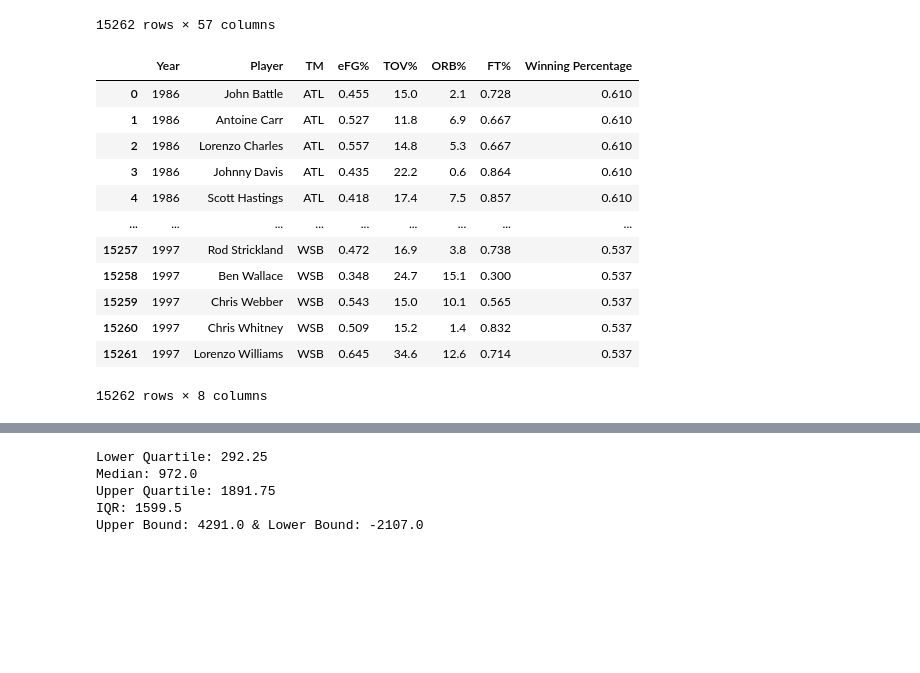
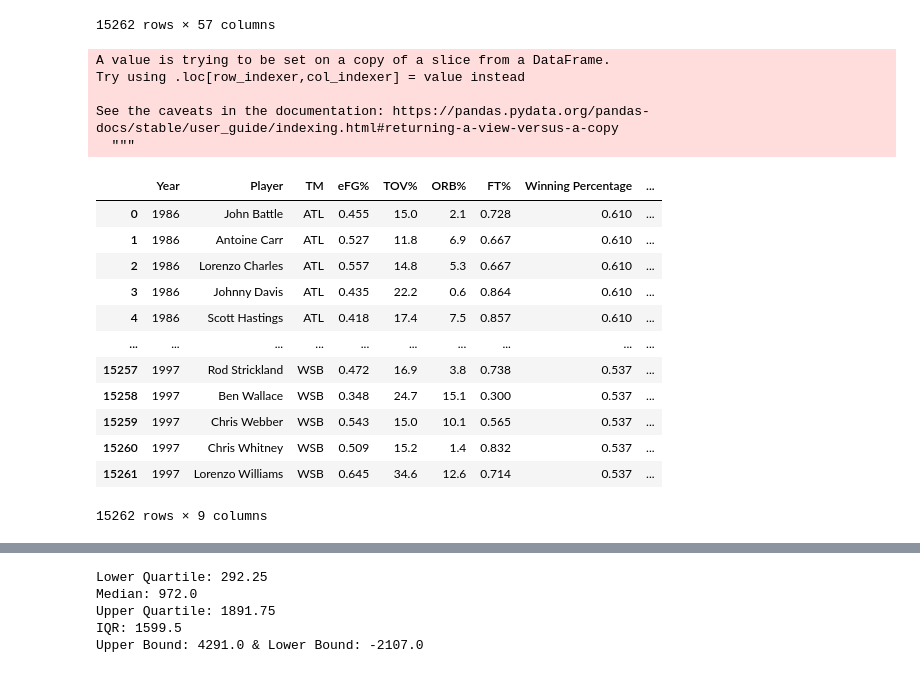
Before and after one commit to Kate-Yayla/Project1-Historical-NBA-Analysis, a Jupyter notebook: NBA Analysis.ipynb, the cells around one changed output, grey strips where cells are left out. Drawn from its saved outputs; the diff is of its cells as text; code cells hidden in the pictures; blank space fills up the shorter version.

```diff
--- a/NBA Analysis.ipynb
+++ b/NBA Analysis.ipynb
@@ -109,18 +110,29 @@ complete_nba_data
 15262 rows × 57 columns
 # %%
 four_factor_data = complete_nba_data[["Year","Player","TM","eFG%","TOV%","ORB%","FT%","Winning Percentage"]]
+four_factor_data["Four Factor Ratings"] = ((0.4*100*complete_nba_data["eFG%"])
+                                           - (0.25*complete_nba_data["TOV%"])
+                                           + (0.2*complete_nba_data["ORB%"])
+                                           + (0.15*complete_nba_data["FT%"]))
+
+
 four_factor_data
 # %% [output]
+A value is trying to be set on a copy of a slice from a DataFrame.
+Try using .loc[row_indexer,col_indexer] = value instead
+
+See the caveats in the documentation: https://pandas.pydata.org/pandas-docs/stable/user_guide/indexing.html#returning-a-view-versus-a-copy
+  """
-|  | Year | Player | TM | eFG% | TOV% | ORB% | FT% | Winning Percentage |
-| 0 | 1986 | John Battle | ATL | 0.455 | 15.0 | 2.1 | 0.728 | 0.610 |
-| 1 | 1986 | Antoine Carr | ATL | 0.527 | 11.8 | 6.9 | 0.667 | 0.610 |
-| 2 | 1986 | Lorenzo Charles | ATL | 0.557 | 14.8 | 5.3 | 0.667 | 0.610 |
-| 3 | 1986 | Johnny Davis | ATL | 0.435 | 22.2 | 0.6 | 0.864 | 0.610 |
-| 4 | 1986 | Scott Hastings | ATL | 0.418 | 17.4 | 7.5 | 0.857 | 0.610 |
-| ... | ... | ... | ... | ... | ... | ... | ... | ... |
-| 15257 | 1997 | Rod Strickland | WSB | 0.472 | 16.9 | 3.8 | 0.738 | 0.537 |
-| 15258 | 1997 | Ben Wallace | WSB | 0.348 | 24.7 | 15.1 | 0.300 | 0.537 |
-| 15259 | 1997 | Chris Webber | WSB | 0.543 | 15.0 | 10.1 | 0.565 | 0.537 |
-| 15260 | 1997 | Chris Whitney | WSB | 0.509 | 15.2 | 1.4 | 0.832 | 0.537 |
-| 15261 | 1997 | Lorenzo Williams | WSB | 0.645 | 34.6 | 12.6 | 0.714 | 0.537 |
+|  | Year | Player | TM | eFG% | TOV% | ORB% | FT% | Winning Percentage | ... |
+| 0 | 1986 | John Battle | ATL | 0.455 | 15.0 | 2.1 | 0.728 | 0.610 | ... |
+| 1 | 1986 | Antoine Carr | ATL | 0.527 | 11.8 | 6.9 | 0.667 | 0.610 | ... |
+| 2 | 1986 | Lorenzo Charles | ATL | 0.557 | 14.8 | 5.3 | 0.667 | 0.610 | ... |
+| 3 | 1986 | Johnny Davis | ATL | 0.435 | 22.2 | 0.6 | 0.864 | 0.610 | ... |
+| 4 | 1986 | Scott Hastings | ATL | 0.418 | 17.4 | 7.5 | 0.857 | 0.610 | ... |
+| ... | ... | ... | ... | ... | ... | ... | ... | ... | ... |
+| 15257 | 1997 | Rod Strickland | WSB | 0.472 | 16.9 | 3.8 | 0.738 | 0.537 | ... |
+| 15258 | 1997 | Ben Wallace | WSB | 0.348 | 24.7 | 15.1 | 0.300 | 0.537 | ... |
+| 15259 | 1997 | Chris Webber | WSB | 0.543 | 15.0 | 10.1 | 0.565 | 0.537 | ... |
+| 15260 | 1997 | Chris Whitney | WSB | 0.509 | 15.2 | 1.4 | 0.832 | 0.537 | ... |
+| 15261 | 1997 | Lorenzo Williams | WSB | 0.645 | 34.6 | 12.6 | 0.714 | 0.537 | ... |
-15262 rows × 8 columns
+15262 rows × 9 columns
```
Also changed, not shown: parts of 23 cells of this notebook.
